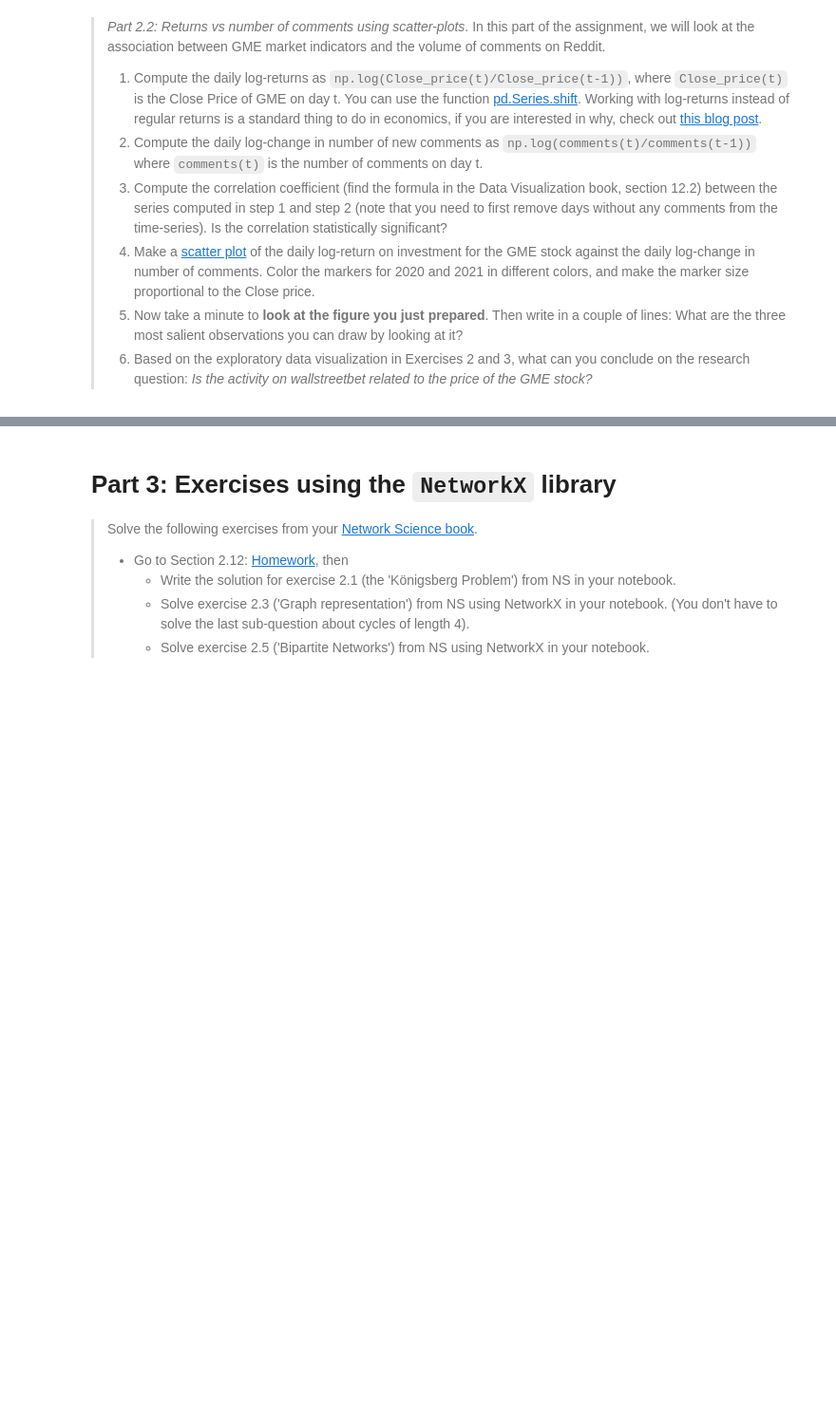
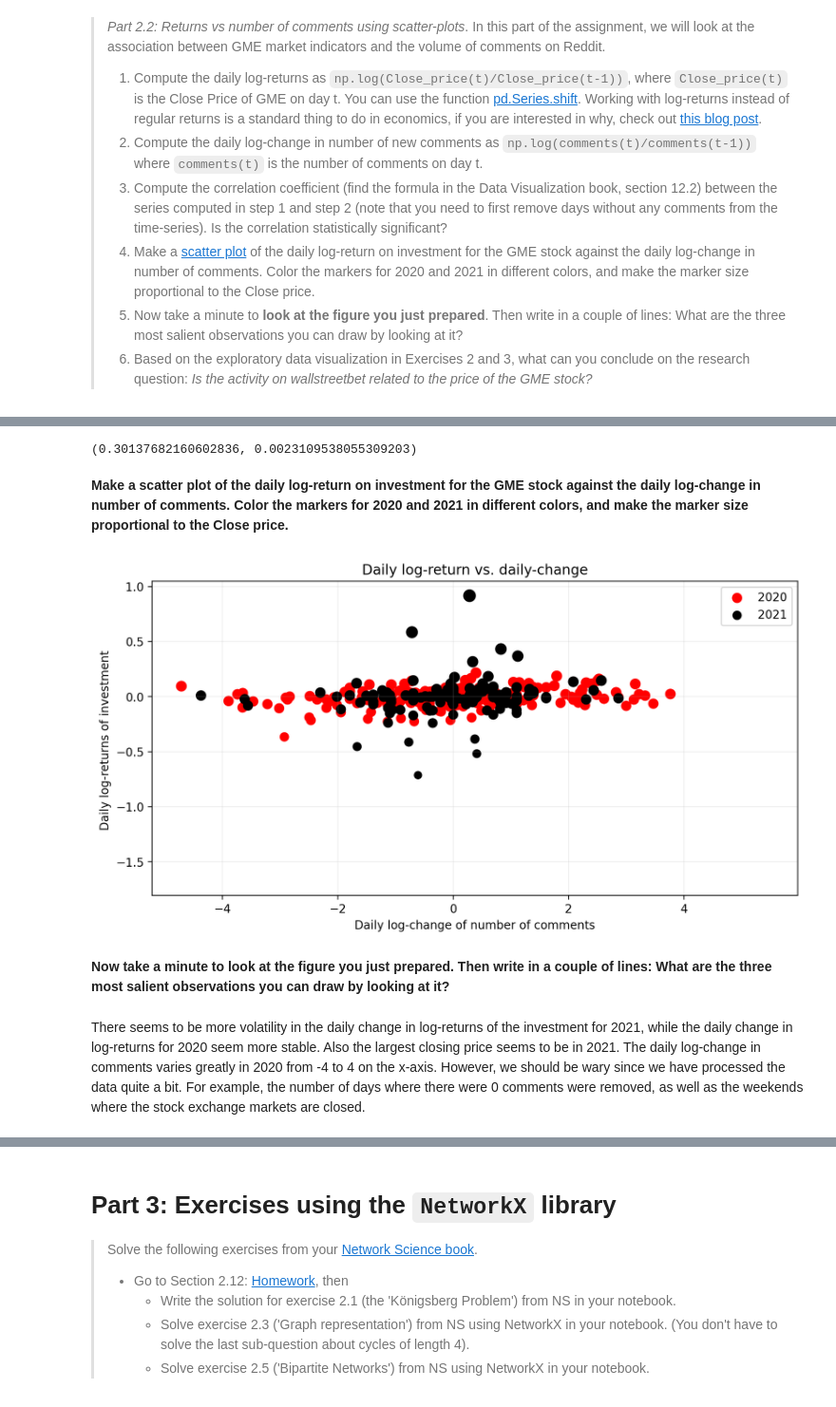
Before and after one commit to TECH-yufu/comsocsci2022-assignment-1, a Jupyter notebook: Assignment1.ipynb, the cells around one changed output, grey strips where cells are left out. Shown at 95% size. Drawn from its saved outputs; the diff is of its cells as text; code cells hidden in the pictures; blank space fills up the shorter version.

```diff
--- a/Assignment1.ipynb
+++ b/Assignment1.ipynb
@@ -68,0 +145,9 @@ Consider the following datasets:
+# %%
+df3 = df2['id'].iloc[np.where(df2['id'] != 0)]
+combined_df = pd.merge(df3, GME['Close'], left_index=True, right_index=True)
+# %%
+log_daily_returns = np.log(combined_df['Close'] / combined_df['Close'].shift(-1))
+log_daily_returns = log_daily_returns.dropna() # remove nan
+
+log_daily_comments = np.log(combined_df['id'] / combined_df['id'].shift(-1))
+log_daily_comments = log_daily_comments.dropna() # remove nan
@@ -68,0 +172,30 @@ Consider the following datasets:
+# %%
+stats.pearsonr(log_daily_returns[:100], log_daily_comments[:100])
+# %% [output]
+(0.30137682160602836, 0.0023109538055309203)
+# %% [markdown]
+**Make a scatter plot of the daily log-return on investment for the GME stock against the daily log-change in number of comments. Color the markers for 2020 and 2021 in different colors, and make the marker size proportional to the Close price.**
+# %%
+data = pd.concat([log_daily_returns, log_daily_comments],axis=1)
+
+min_close = np.min(data.Close)
+max_close = np.max(data.Close)
+
+scale = 100
+data_norm = (data.Close - min_close) / (max_close - min_close)
+colors = {2020:'r', 2021:'k'}
+fig, ax = plt.subplots(figsize=(10,5), dpi=200)
+plt.scatter(data.id[data.id.index.year == 2020], data.Close[data.id.index.year == 2020], c=data[data.id.index.year == 2020].index.year.map(colors), s=data_norm[data.id.index.year == 2020]*scale, label='2020')
+plt.scatter(data.id[data.id.index.year == 2021], data.Close[data.id.index.year == 2021], c=data[data.id.index.year == 2021].index.year.map(colors), s=data_norm[data.id.index.year == 2021]*scale, label='2021')
+plt.title("Daily log-return vs. daily-change")
+ax.set_xlabel("Daily log-change in number of comments")
+ax.set_ylabel("Daily log-returns of investment ")
+plt.legend(['2020','2021'])
+plt.grid(alpha = 0.2)
+plt.show()
+# %% [output]
+[figure, added]
+# %% [markdown]
+**Now take a minute to look at the figure you just prepared. Then write in a couple of lines: What are the three most salient observations you can draw by looking at it?**
+# %% [markdown]
+There seems to be more volatility in the daily change in log-returns of the investment for 2021, while the daily change in log-returns for 2020 seem more stable. Also the largest closing price seems to be in 2021. The daily log-change in comments varies greatly in 2020 from -4 to 4 on the x-axis. However, we should be wary since we have processed the data quite a bit. For example, the number of days where there were 0 comments were removed, as well as the weekends where the stock exchange markets are closed.
```
Also changed, not shown: parts of 18 cells of this notebook.
